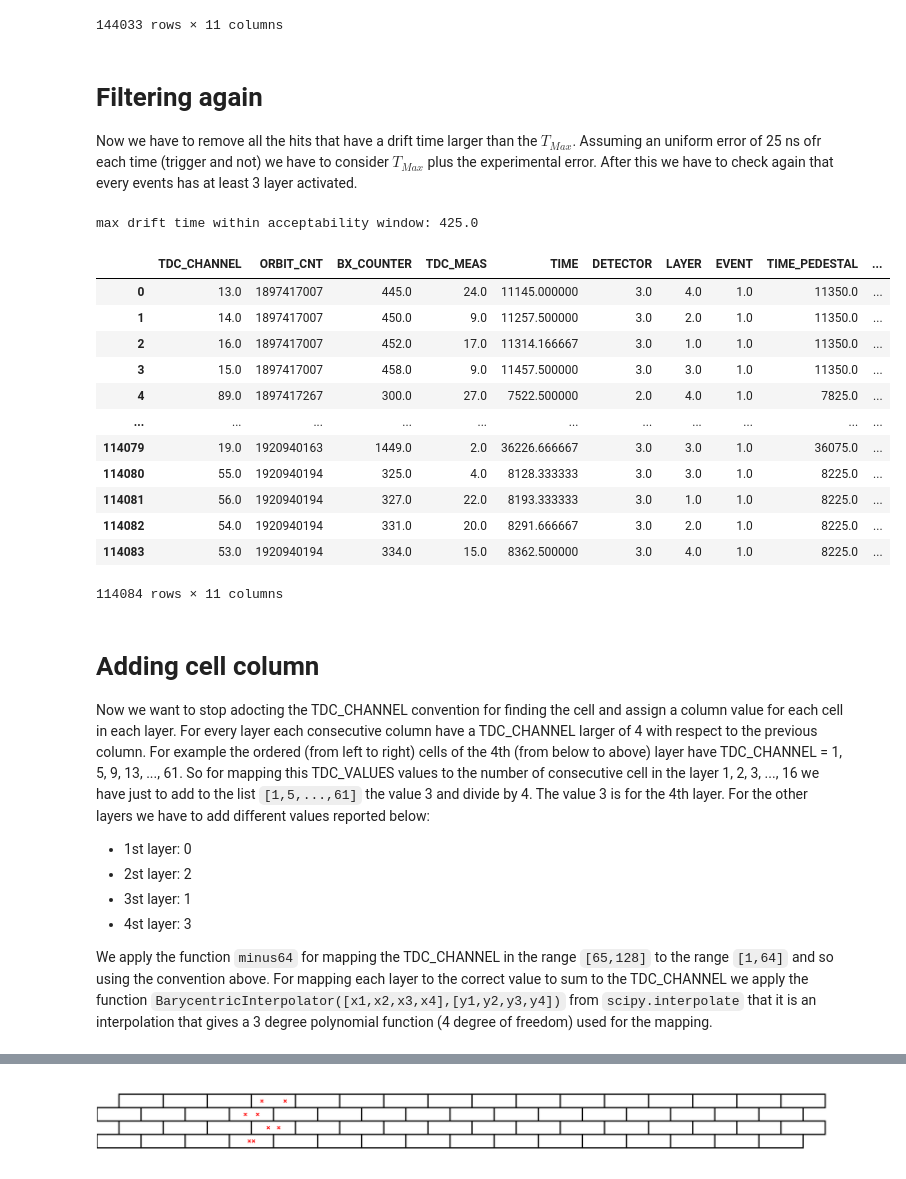
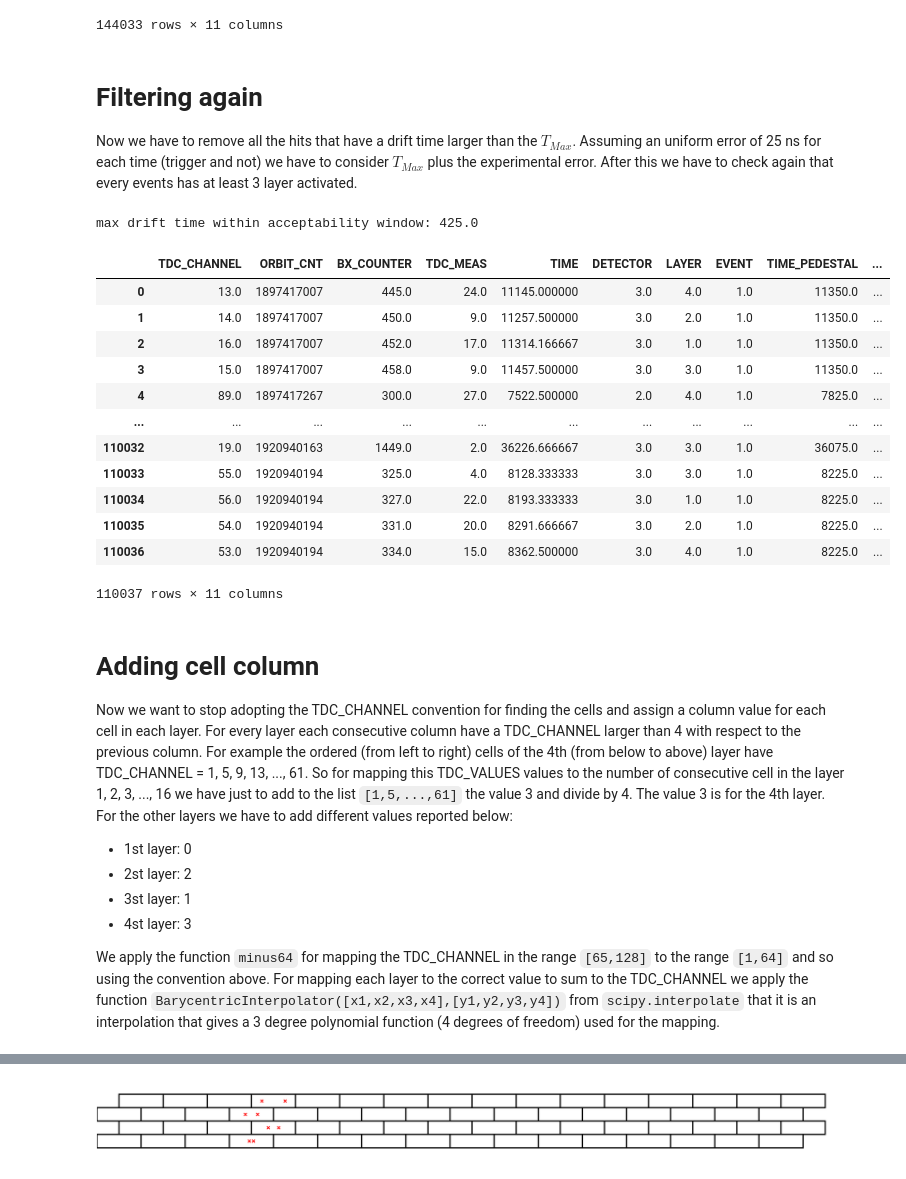
Before and after one commit to MattiaCeravolo/LCP_projects_Y3, a Jupyter notebook: time_pedestal_second_order_data.ipynb, the cells around one changed output, grey strips where cells are left out. Saved outputs shown, nothing was run; the diff lists cells and outputs as text; code cells hidden in the pictures.

```diff
--- a/time_pedestal_second_order_data.ipynb
+++ b/time_pedestal_second_order_data.ipynb
@@ -64,7 +76,7 @@ df = df.groupby(['ORBIT_CNT',"EVENT"],group_keys=False)\
                    .drop(['index'],axis=1)
 
 df["DRIFT_TIME"] = np.abs(df.TIME.values - df.TIME_PEDESTAL) #we recall the absolute value ha no physics sense
-df["HOR_AMBIG_COORD"] = 42/(2*390)*df.DRIFT_TIME #from time to space, 42/(2*390) is the drift velocity expressed in mm/ns
+df["X"] = 42/(2*390)*df.DRIFT_TIME #from time to space, 42/(2*390) is the drift velocity expressed in mm/ns
 df
 # %% [output]
 |  | TDC_CHANNEL | ORBIT_CNT | BX_COUNTER | TDC_MEAS | TIME | DETECTOR | LAYER | EVENT | TIME_PEDESTAL | ... |
@@ -83,53 +95,53 @@ df
 # %% [markdown]
 # Filtering again
 
-Now we have to remove all the hits that have a drift time larger than the $T_{Max}$. Assuming an uniform error of 25 ns ofr each time (trigger and not) we have to consider $T_{Max}$ plus the experimental error. After this we have to check again that every events has at least 3 layer activated.
+Now we have to remove all the hits that have a drift time larger than the $T_{Max}$. Assuming an uniform error of 25 ns for each time (trigger and not) we have to consider $T_{Max}$ plus the experimental error. After this we have to check again that every events has at least 3 layer activated.
 # %%
 Tmax = 390
 experimental_time_uncertainty = 50 #25*2
 T = Tmax + experimental_time_uncertainty
 
 
 print("max drift time within acceptability window:",df[df.DRIFT_TIME < T].DRIFT_TIME.max())
 
 
 def cut(group):
-    if group.shape[0] > 2 : return group
+    if group.shape[0] > 3 : return group
     else : return None
 
 #filter dataset by length
 df = df[df.DRIFT_TIME < T]
 df = df.groupby(['ORBIT_CNT'],group_keys=False).apply(cut)\
                                             .dropna()\
                                             .reset_index()\
                                             .drop(['index'],axis=1)
 df
 # %% [output]
 max drift time within acceptability window: 425.0
 |  | TDC_CHANNEL | ORBIT_CNT | BX_COUNTER | TDC_MEAS | TIME | DETECTOR | LAYER | EVENT | TIME_PEDESTAL | ... |
 | 0 | 13.0 | 1897417007 | 445.0 | 24.0 | 11145.000000 | 3.0 | 4.0 | 1.0 | 11350.0 | ... |
 | 1 | 14.0 | 1897417007 | 450.0 | 9.0 | 11257.500000 | 3.0 | 2.0 | 1.0 | 11350.0 | ... |
 | 2 | 16.0 | 1897417007 | 452.0 | 17.0 | 11314.166667 | 3.0 | 1.0 | 1.0 | 11350.0 | ... |
 | 3 | 15.0 | 1897417007 | 458.0 | 9.0 | 11457.500000 | 3.0 | 3.0 | 1.0 | 11350.0 | ... |
 | 4 | 89.0 | 1897417267 | 300.0 | 27.0 | 7522.500000 | 2.0 | 4.0 | 1.0 | 7825.0 | ... |
 | ... | ... | ... | ... | ... | ... | ... | ... | ... | ... | ... |
-| 114079 | 19.0 | 1920940163 | 1449.0 | 2.0 | 36226.666667 | 3.0 | 3.0 | 1.0 | 36075.0 | ... |
-| 114080 | 55.0 | 1920940194 | 325.0 | 4.0 | 8128.333333 | 3.0 | 3.0 | 1.0 | 8225.0 | ... |
-| 114081 | 56.0 | 1920940194 | 327.0 | 22.0 | 8193.333333 | 3.0 | 1.0 | 1.0 | 8225.0 | ... |
-| 114082 | 54.0 | 1920940194 | 331.0 | 20.0 | 8291.666667 | 3.0 | 2.0 | 1.0 | 8225.0 | ... |
-| 114083 | 53.0 | 1920940194 | 334.0 | 15.0 | 8362.500000 | 3.0 | 4.0 | 1.0 | 8225.0 | ... |
+| 110032 | 19.0 | 1920940163 | 1449.0 | 2.0 | 36226.666667 | 3.0 | 3.0 | 1.0 | 36075.0 | ... |
+| 110033 | 55.0 | 1920940194 | 325.0 | 4.0 | 8128.333333 | 3.0 | 3.0 | 1.0 | 8225.0 | ... |
+| 110034 | 56.0 | 1920940194 | 327.0 | 22.0 | 8193.333333 | 3.0 | 1.0 | 1.0 | 8225.0 | ... |
+| 110035 | 54.0 | 1920940194 | 331.0 | 20.0 | 8291.666667 | 3.0 | 2.0 | 1.0 | 8225.0 | ... |
+| 110036 | 53.0 | 1920940194 | 334.0 | 15.0 | 8362.500000 | 3.0 | 4.0 | 1.0 | 8225.0 | ... |
-114084 rows × 11 columns
+110037 rows × 11 columns
 # %% [markdown]
 # Adding cell column
 
-Now we want to stop adocting the TDC_CHANNEL convention for finding the cell and assign a column value for each cell in each layer. For every layer each consecutive column have a TDC_CHANNEL larger of 4 with respect to the previous column. For example the ordered (from left to right) cells of the 4th (from below to above) layer have TDC_CHANNEL = 1, 5, 9, 13, ..., 61. So for mapping this TDC_VALUES values to the number of consecutive cell in the layer 1, 2, 3, ..., 16 we have just to add to the list `[1,5,...,61]` the value 3 and divide by 4. The value 3 is for the 4th layer. For the other layers we have to add different values reported below:
+Now we want to stop adopting the TDC_CHANNEL convention for finding the cells and assign a column value for each cell in each layer. For every layer each consecutive column have a TDC_CHANNEL larger than 4 with respect to the previous column. For example the ordered (from left to right) cells of the 4th (from below to above) layer have TDC_CHANNEL = 1, 5, 9, 13, ..., 61. So for mapping this TDC_VALUES values to the number of consecutive cell in the layer 1, 2, 3, ..., 16 we have just to add to the list `[1,5,...,61]` the value 3 and divide by 4. The value 3 is for the 4th layer. For the other layers we have to add different values reported below:
 
 * 1st layer: 0
 * 2st layer: 2
 * 3st layer: 1
 * 4st layer: 3
 
-We apply the function `minus64` for mapping the TDC_CHANNEL in the range `[65,128]` to the range `[1,64]` and so using the convention above. For mapping each layer to the correct value to sum to the TDC_CHANNEL we apply the function `BarycentricInterpolator([x1,x2,x3,x4],[y1,y2,y3,y4])` from `scipy.interpolate` that it is an interpolation that gives a 3 degree polynomial function (4 degree of freedom) used for the mapping.
+We apply the function `minus64` for mapping the TDC_CHANNEL in the range `[65,128]` to the range `[1,64]` and so using the convention above. For mapping each layer to the correct value to sum to the TDC_CHANNEL we apply the function `BarycentricInterpolator([x1,x2,x3,x4],[y1,y2,y3,y4])` from `scipy.interpolate` that it is an interpolation that gives a 3 degree polynomial function (4 degrees of freedom) used for the mapping.
 # %%
 #The function below is like the operation y = x%64 but for x equal to 64 will be 64 not 0
 def minus64(x):
```
Also changed, not shown: parts of 12 cells of this notebook.
